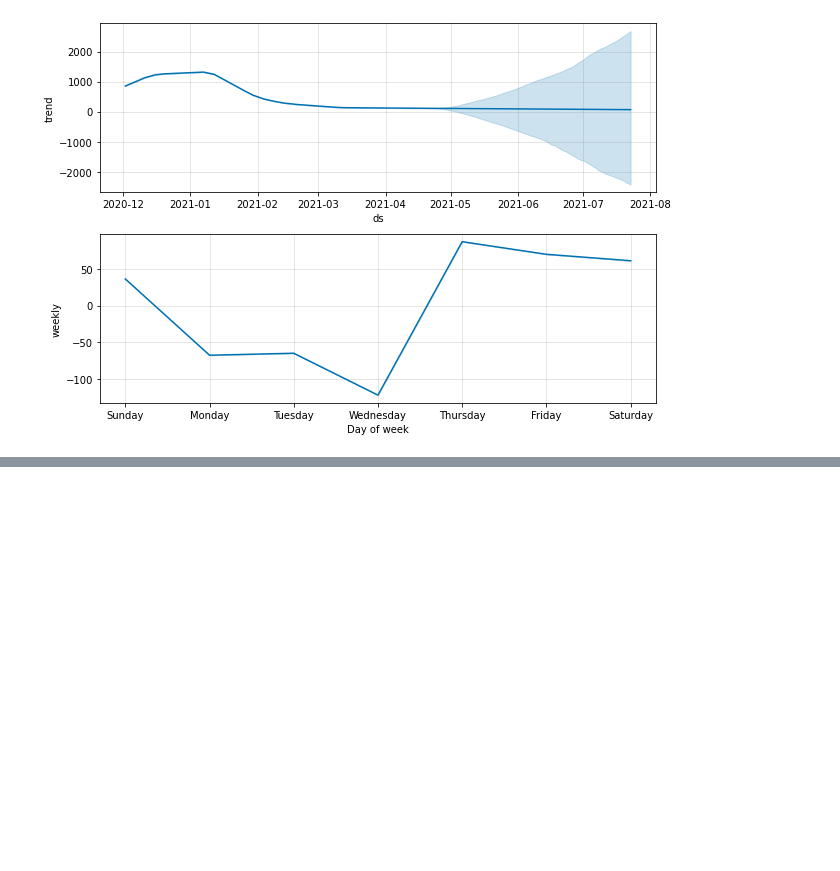
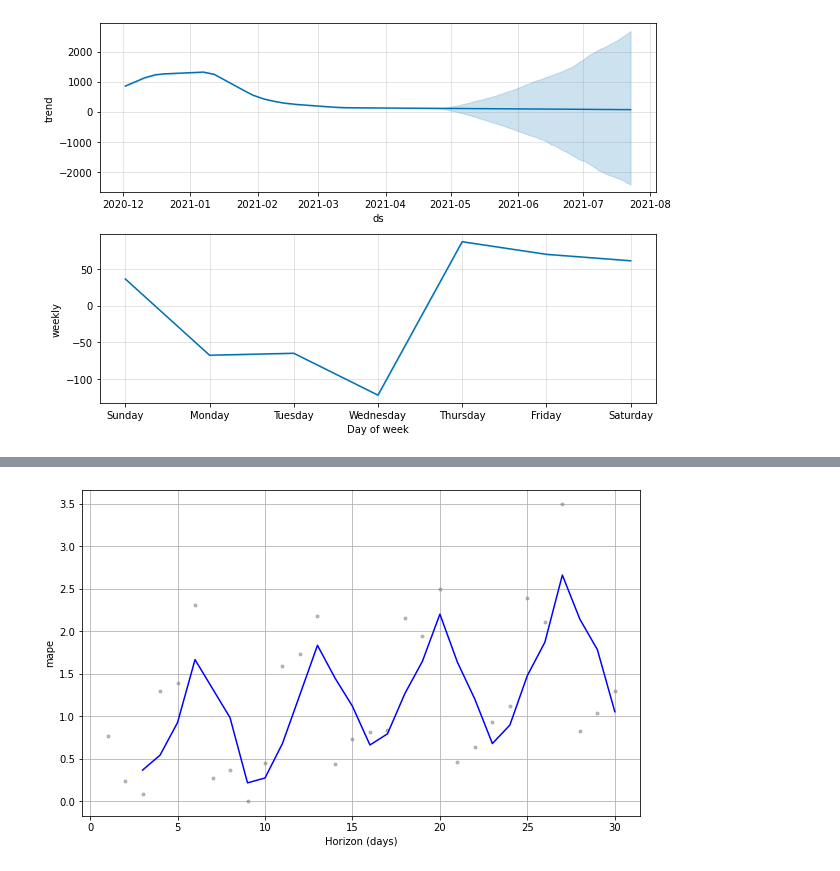
Before and after one commit to SJSUSpring21/LockdownBuster, a Jupyter notebook: src/ActiveCasePredictionModel.ipynb, the cells around one changed output, grey strips where cells are left out. Drawn from its saved outputs; the diff is of its cells as text; code cells hidden in the pictures; blank space fills up the shorter version.

Commit message:
adding model validation

```diff
--- a/src/ActiveCasePredictionModel.ipynb
+++ b/src/ActiveCasePredictionModel.ipynb
@@ -285,3 +281,8 @@ forecast[['ds','yhat']].tail()
 plt2 = m.plot_components(forecast)
 # %% [output]
 [figure]
+# %%
+#validation of prediction model
+from fbprophet.diagnostics import cross_validation
+df_cv = cross_validation(m, initial='100 days', period='15 days', horizon = '30 days')
+df_cv.head()
@@ -287,0 +308,5 @@ plt2 = m.plot_components(forecast)
+# %%
+from fbprophet.plot import plot_cross_validation_metric
+fig = plot_cross_validation_metric(df_cv, metric='mape')
+# %% [output]
+[figure, added]
```
Also changed, not shown: parts of 4 cells of this notebook, 1 other file.
